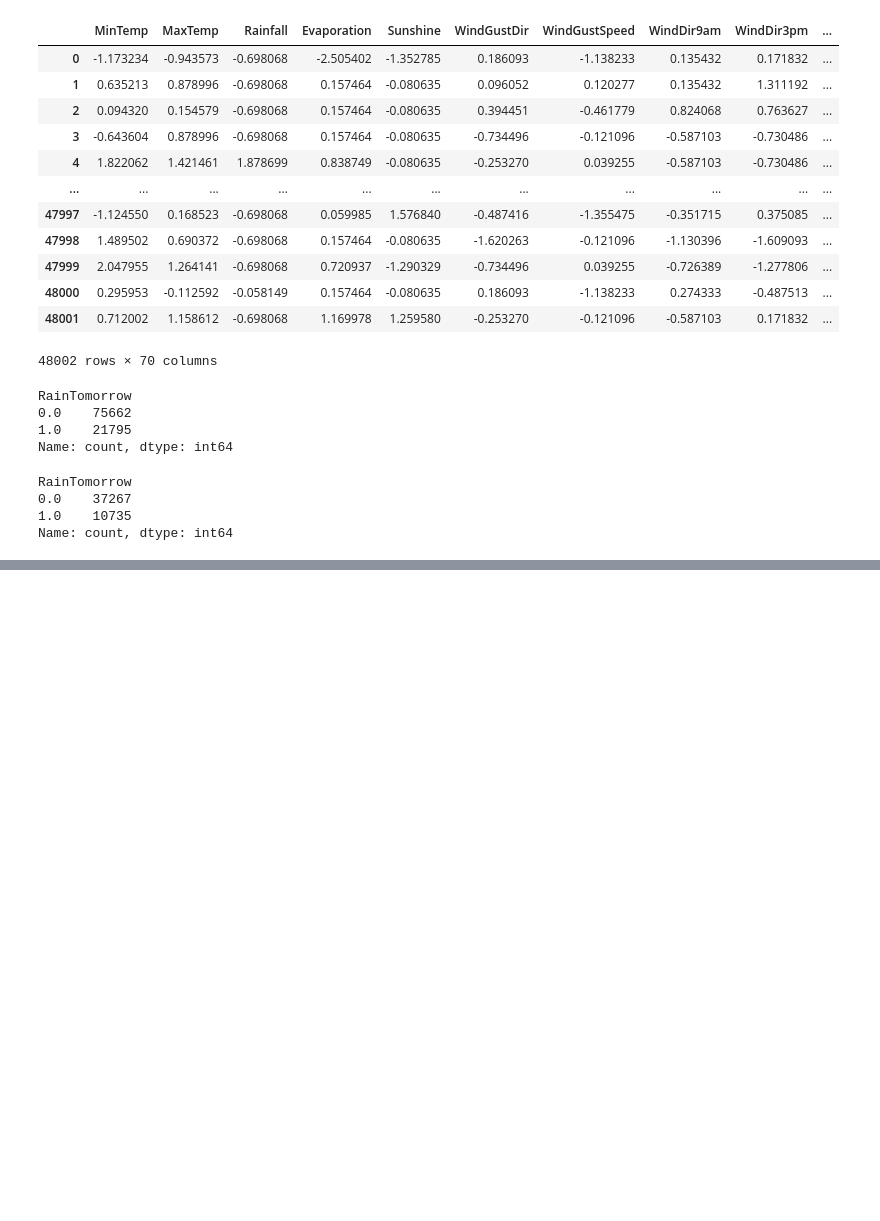
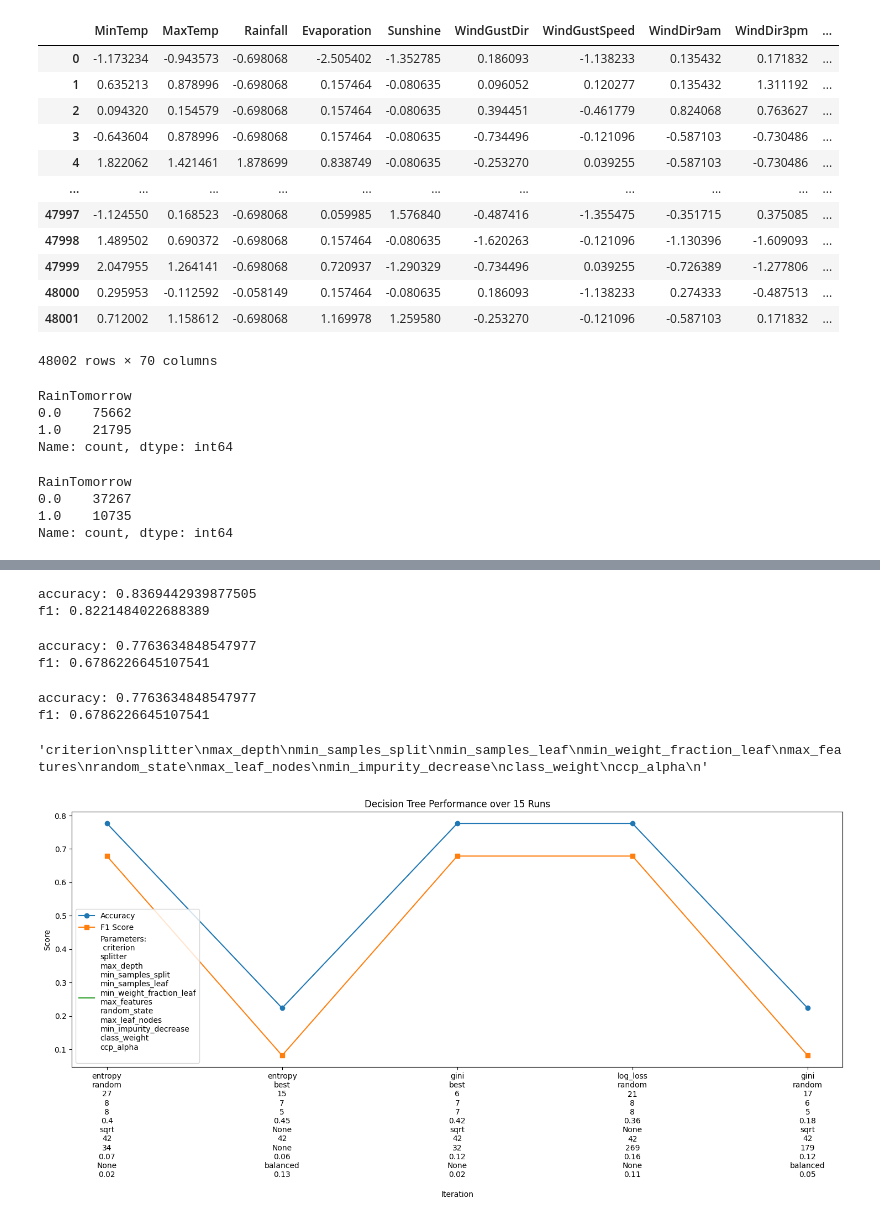
Before and after one commit to VIVALDI142857/ClassificationModelsParams, a Jupyter notebook: classification_parameters_investigation.ipynb, the cells around one changed output, grey strips where cells are left out. Cells and saved outputs as stored; diff of their text form; code cells hidden in the pictures; blank space fills up the shorter version.

```diff
--- a/classification_parameters_investigation.ipynb
+++ b/classification_parameters_investigation.ipynb
@@ -491,0 +656,13 @@ Name: count, dtype: int64
+# %%
+model = DecisionTreeClassifier(
+    criterion='entropy',
+    splitter='random',
+    max_depth=5,
+    min_samples_split=12,
+    min_samples_leaf=10)
+model.fit(X_train, y_train)
+y_pred = model.predict(X_test)
+accuracy = accuracy_score(y_test, y_pred)
+f1 = f1_score(y_test, y_pred, average='weighted')
+print(f'accuracy: {accuracy}')
+print(f'f1: {f1}')
@@ -491,0 +672,54 @@ Name: count, dtype: int64
+# %%
+model = DecisionTreeClassifier(
+    criterion='entropy',
+    splitter='best',
+    max_depth=5,
+    min_samples_split=12,
+    min_samples_leaf=5,
+    max_features=77 # optimization
+    )
+model.fit(X_train, y_train)
+y_pred = model.predict(X_test)
+accuracy = accuracy_score(y_test, y_pred)
+f1 = f1_score(y_test, y_pred, average='weighted')
+print(f'accuracy: {accuracy}')
+print(f'f1: {f1}')
+# %% [output]
+accuracy: 0.8369442939877505
+f1: 0.8221484022688389
+# %%
+model = DecisionTreeClassifier(
+    criterion='gini',
+    splitter='best',
+    max_depth=5,
+    min_samples_split=10,
+    min_samples_leaf=5,
+    max_features='log2',
+    min_weight_fraction_leaf=0.4)
+model.fit(X_train, y_train)
+y_pred = model.predict(X_test)
+accuracy = accuracy_score(y_test, y_pred)
+f1 = f1_score(y_test, y_pred, average='weighted')
+print(f'accuracy: {accuracy}')
+print(f'f1: {f1}')
+# %% [output]
+accuracy: 0.7763634848547977
+f1: 0.6786226645107541
+# %%
+model = DecisionTreeClassifier(
+    criterion='gini',
+    splitter='best',
+    max_depth=5,
+    min_samples_split=10,
+    min_samples_leaf=5,
+    max_features='log2',
+    min_weight_fraction_leaf=0.3)
+model.fit(X_train, y_train)
+y_pred = model.predict(X_test)
+accuracy = accuracy_score(y_test, y_pred)
+f1 = f1_score(y_test, y_pred, average='weighted')
+print(f'accuracy: {accuracy}')
+print(f'f1: {f1}')
+# %% [output]
+accuracy: 0.7763634848547977
+f1: 0.6786226645107541
@@ -491,0 +851,12 @@ Name: count, dtype: int64
+# %%
+listed = list(params.keys())
+for d in range(len(listed)):
+    listed[d] += '\n'
+    string = ''.join(listed)
+string
+# %% [output]
+'criterion\nsplitter\nmax_depth\nmin_samples_split\nmin_samples_leaf\nmin_weight_fraction_leaf\nmax_features\nrandom_state\nmax_leaf_nodes\nmin_impurity_decrease\nclass_weight\nccp_alpha\n'
+# %%
+random_optimization_classification(X_train, X_test, y_train, y_test, model='DecisionTree')
+# %% [output]
+[figure, added]
```
Also changed, not shown: parts of 17 cells of this notebook.
